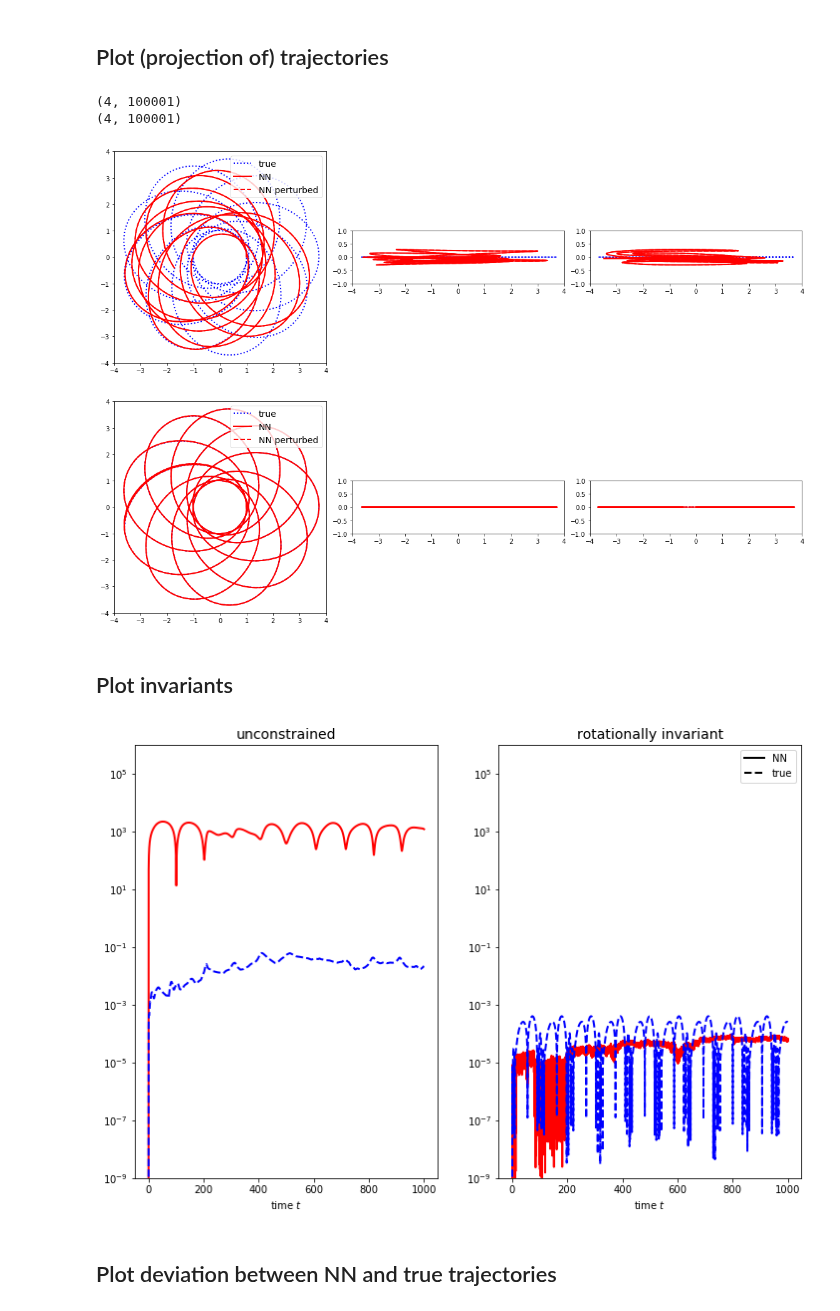
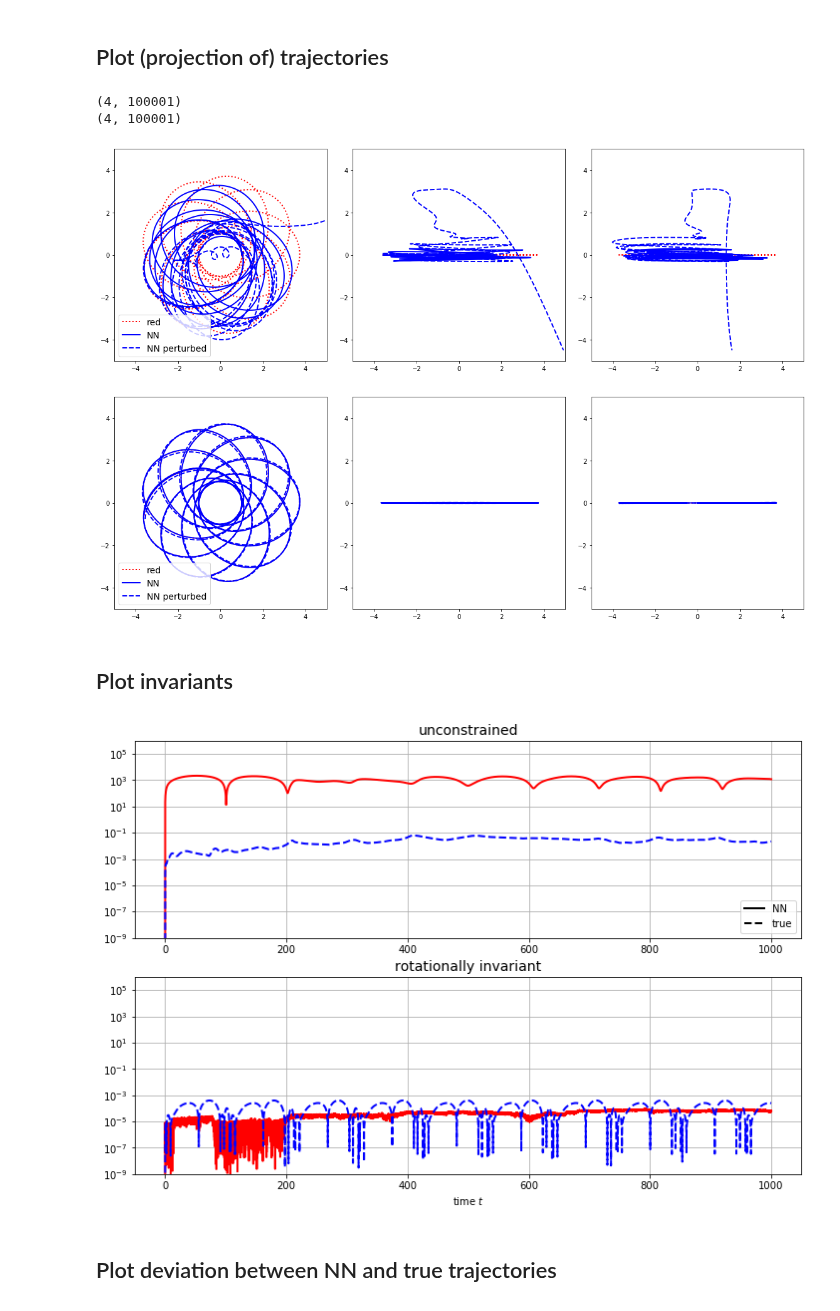
Before and after one commit to eikehmueller/mlconservation_code, a Jupyter notebook: src/EvaluateSchwarzschildModel.ipynb, the cells around one changed output. Drawn from its saved outputs; the diff is of its cells as text; code cells hidden in the pictures.

Commit message:
Fixed bug due to missing perturbed trajectory; brought color and style in sync with other plots

```diff
--- a/src/EvaluateSchwarzschildModel.ipynb
+++ b/src/EvaluateSchwarzschildModel.ipynb
@@ -75,45 +75,43 @@ for model_label in ["","rot"]:
 # %%
 title = {"":"unconstrained","rot":"rotationally invariant"}
 
 for model_label in ["","rot",]:
     # Indices of space dimensions for projection
     fig, axs = plt.subplots(1,3,figsize=(16,8))
     fig.tight_layout()
     q_all = monitors[model_label][0].data
     q_all_nn = monitors_nn[model_label][0].data
-    q_all_nn_perturbed = monitors_nn[model_label][0].data
+    q_all_nn_perturbed = monitors_nn_perturbed[model_label][0].data
     print (q_all.shape)
     idx = [[1,2],[1,3],[2,3]]
     labels = "xyz"
     Phi = np.arange(-np.pi,+np.pi,1.E-3)
     for j in range(3):
-        axs[j].set_xlim(-4,+4)
-        if j==0:
-            axs[j].set_ylim(-4,+4)
-        else:
-            axs[j].set_ylim(-1,+1)
         axs[j].set_aspect(1)
+        axs[j].set_xlim(-5,+5)
+        axs[j].set_ylim(-5,+5)
+
         axs[j].plot(q_all[idx[j][0],:],q_all[idx[j][1],:],
-                    linewidth=2,linestyle=":",color="blue",
-                    label="true")
+                    linewidth=2,linestyle=":",color="red",
+                    label="red")
         axs[j].plot(q_all_nn[idx[j][0],:],q_all_nn[idx[j][1],:],
-                    linewidth=2,color="red",
+                    linewidth=2,color="blue",
                     label="NN")
         axs[j].plot(q_all_nn_perturbed[idx[j][0],:],
-                    q_all_nn_perturbed[idx[j][1],:],linewidth=2,color="red",linestyle="--",
+                    q_all_nn_perturbed[idx[j][1],:],linewidth=2,color="blue",linestyle="--",
                     label="NN perturbed")
         if j==0:
-            axs[j].legend(loc="upper right",fontsize=14)
+            axs[j].legend(loc="lower left",fontsize=14)
         #axs[j].set_xlabel(labels[idx[j][0]],fontsize=14)
         #axs[j].set_ylabel(labels[idx[j][1]],fontsize=14)
     #fig.suptitle(title[model_label],fontsize=24)
     separator = "_" if model_label == "rot" else ""
     fig.savefig(f"trajectories_schwarzschild{separator}{model_label}.pdf",bbox_inches="tight")
 # %% [output]
 (4, 100001)
 (4, 100001)
-[figure, old version]
+[figure, new version]
-[figure, old version]
+[figure, new version]
 # %% [markdown]
 ## Plot invariants
 # %%
@@ -122,7 +120,7 @@ model_label_list = ["","rot",]
 title = {"":"unconstrained",
          "rot":"rotationally invariant"}
 
-fig, axs = plt.subplots(1, 2, figsize=(12,8))
+fig, axs = plt.subplots(2, 1, figsize=(12,8))
 for row in [0,1]:
     model_label = model_label_list[row]
     invariant = monitors_nn[model_label][1].data
@@ -134,19 +132,21 @@ for row in [0,1]:
     Q_true = np.linalg.norm(invariant_true[:,:].T-invariant_true[:,0],axis=1) # / np.linalg.norm(invariant_true[:,0])
     ax.plot(trajectory_generator_nn.t,Q,linewidth=2,color="red")
     ax.plot(trajectory_generator_nn.t,Q_true,linewidth=2,linestyle="--",color="blue")
-    if row==1:
+    if row==0:
         ax.plot([],[],linewidth=2,color="black",label="NN")
         ax.plot([],[],linewidth=2,color="black",linestyle="--",label="true")
-        ax.legend(loc="upper right")
-    ax.set_xlabel("time $t$")
+        ax.legend(loc="lower right")
+    else:
+        ax.set_xlabel("time $t$")
     ax.set_yscale("log")
     ax.set_ylim(1.E-9,1.E6)
     ax.set_title(title[model_label],fontsize=14)
+    ax.grid()
 
 plt.savefig("invariants_schwarzschild.pdf",bbox_inches="tight")
 plt.show()
 # %% [output]
-[figure, old version]
+[figure, new version]
 # %% [markdown]
 ## Plot deviation between NN and true trajectories
 # %%
```
Also changed, not shown: parts of 2 cells of this notebook.
